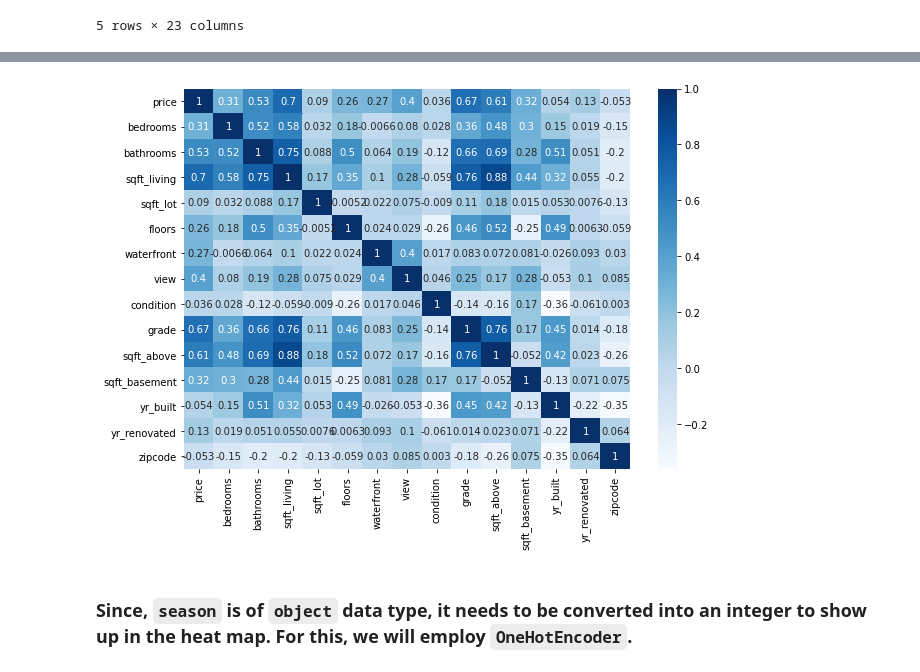
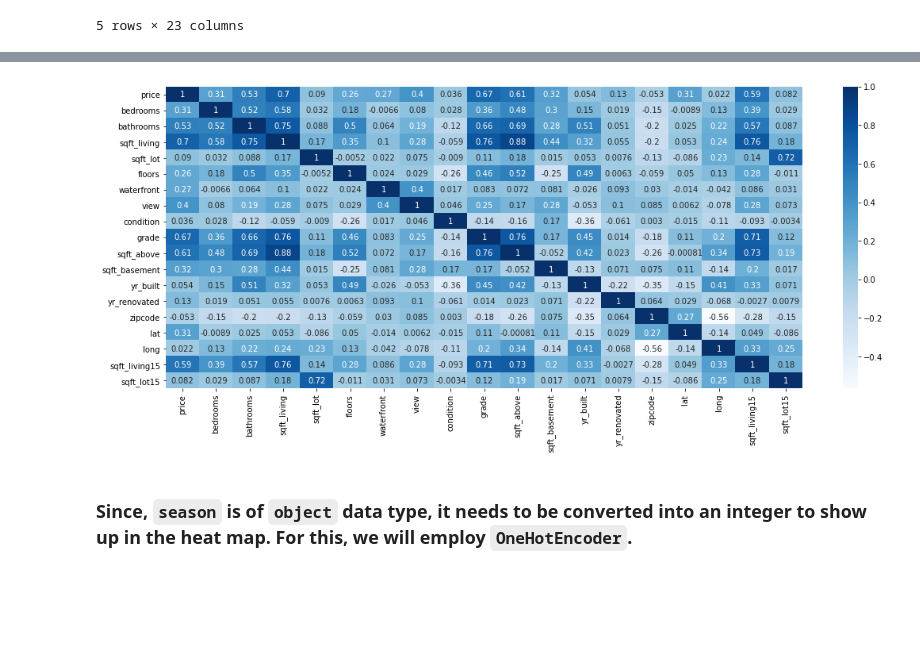
Before and after one commit to rahulakrish/linear_regression, a Jupyter notebook: phase2_project_rev1.ipynb, the cells around one changed output, grey strips where cells are left out. Drawn from its saved outputs; the diff is of its cells as text; code cells hidden in the pictures; blank space fills up the shorter version.

```diff
--- a/phase2_project_rev1.ipynb
+++ b/phase2_project_rev1.ipynb
@@ -82,16 +89,12 @@ df1 = df.copy()
 # %%
-#listing out the columns to drop
-drop = ['id','date','lat','long','sqft_living15','sqft_lot15']
-df1.drop(drop,axis=1,inplace=True)
+# removing the id column
+df1.drop('id',axis=1,inplace=True)
 # %%
-# looking at a heatmap to see which variables are most correlated with price
-fix,ax = plt.subplots(figsize=(10,7))
-
-import seaborn as sns
+fig,ax = plt.subplots(figsize=(18,7))
 corr = df1.corr()
 sns.heatmap(corr,cmap='Blues',ax=ax,annot=True);
 # %% [output]
-[figure, old version]
+[figure, new version]
 # %% [markdown]
 ### Since, `season` is of `object` data type, it needs to be converted into an integer to show up in the heat map. For this, we will employ `OneHotEncoder`.
 # %%
```
Also changed, not shown: parts of 40 cells of this notebook.
